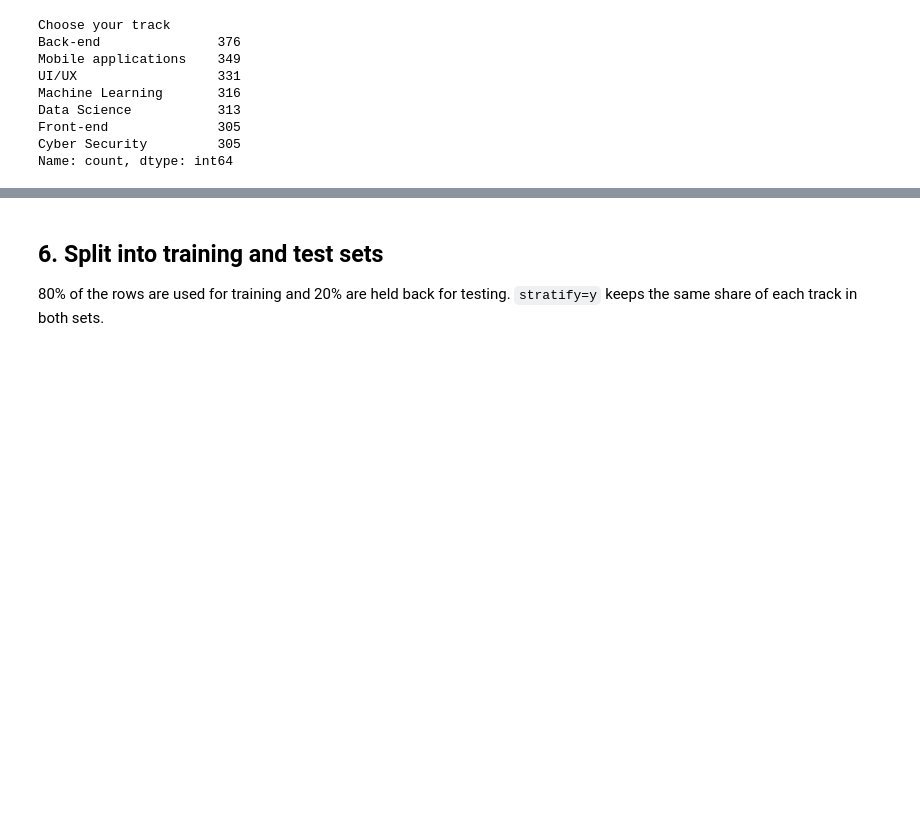
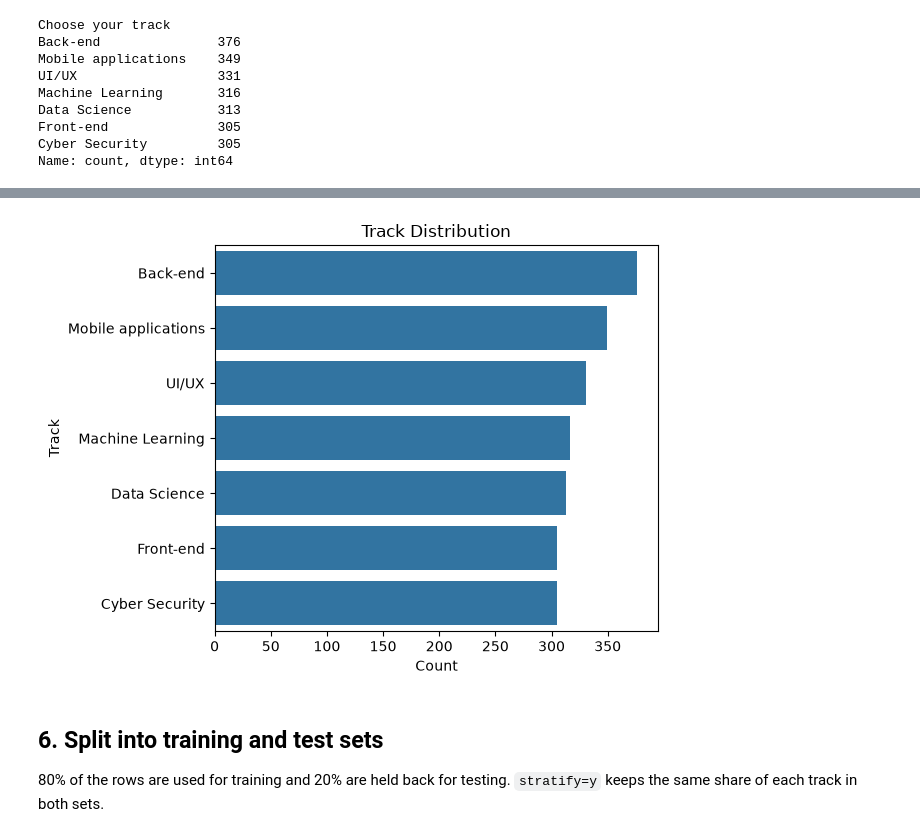
Before and after one commit to Mostafa1111918/NTI-project, a Jupyter notebook: project.ipynb, the cells around one changed output, grey strips where cells are left out. Drawn from its saved outputs; the diff is of its cells as text; code cells hidden in the pictures; blank space fills up the shorter version.

```diff
--- a/project.ipynb
+++ b/project.ipynb
@@ -268,3 +332,21 @@ Name: count, dtype: int64
+# %%
+import seaborn as sns
+import matplotlib.pyplot as plt
+
+order = df['Choose your track'].value_counts().index
+
+sns.countplot(
+    data=df,
+    y='Choose your track',
+    order=order,
+)
+plt.title('Track Distribution')
+plt.xlabel('Count')
+plt.ylabel('Track')
+plt.tight_layout()
+plt.show()
+# %% [output]
+[figure, added]
 # %% [markdown]
 ## 6. Split into training and test sets
 
```
Also changed, not shown: parts of 9 cells of this notebook, 1 other file.
